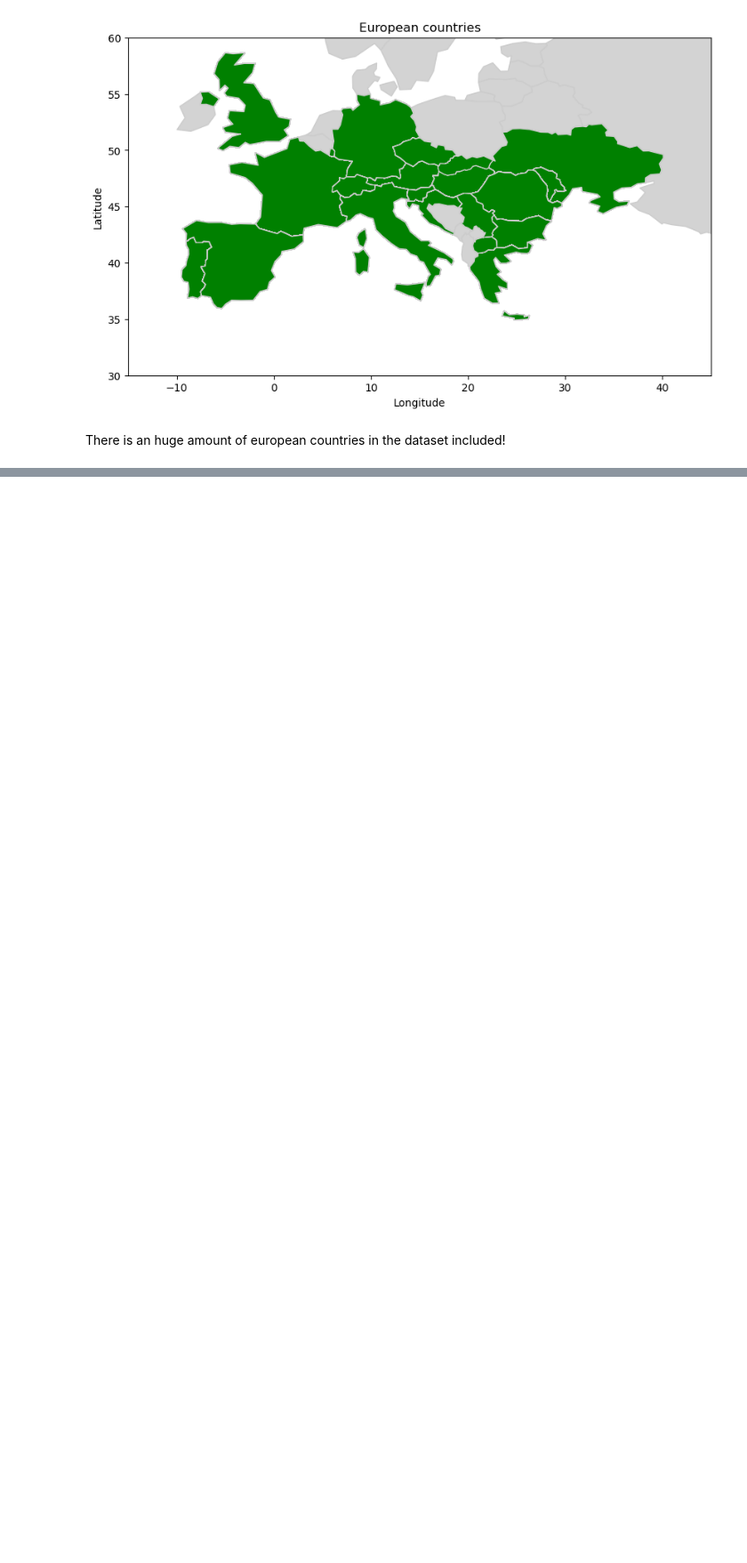
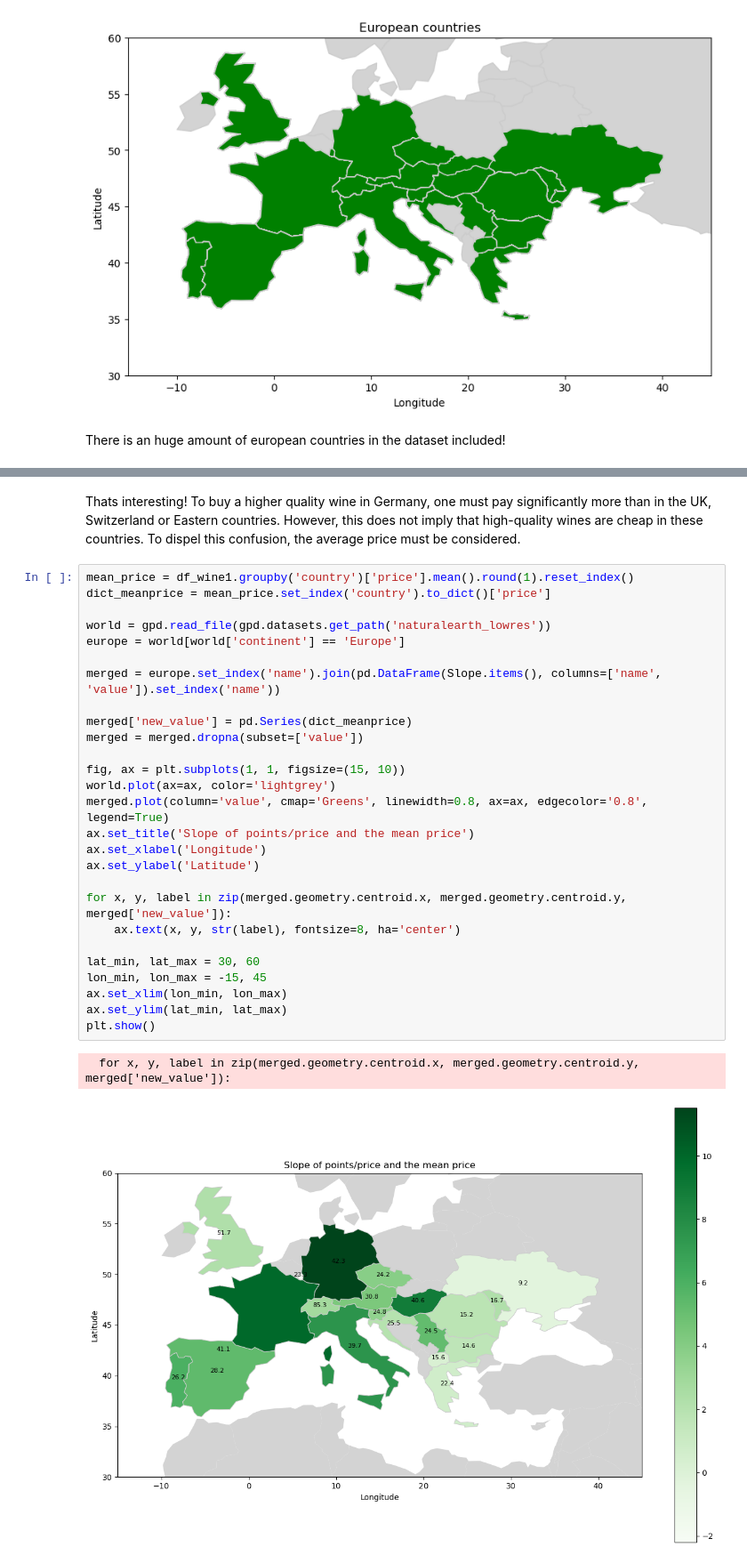
Before and after one commit to dilara444/TechLabsDUS_WineNot, a Jupyter notebook: notebooks/WineNot?.ipynb, the cells around one changed output, grey strips where cells are left out. Shown at 89% size. Cells and saved outputs as stored; diff of their text form; blank space fills up the shorter version.

```diff
--- a/notebooks/WineNot?.ipynb
+++ b/notebooks/WineNot?.ipynb
@@ -130,0 +242,32 @@ There is an huge amount of european countries in the dataset included!
+# %% [markdown]
+Thats interesting! To buy a higher quality wine in Germany, one must pay significantly more than in the UK, Switzerland or Eastern countries. However, this does not imply that high-quality wines are cheap in these countries. To dispel this confusion, the average price must be considered.
+# %%
+mean_price = df_wine1.groupby('country')['price'].mean().round(1).reset_index()
+dict_meanprice = mean_price.set_index('country').to_dict()['price']
+
+world = gpd.read_file(gpd.datasets.get_path('naturalearth_lowres'))
+europe = world[world['continent'] == 'Europe']
+
+merged = europe.set_index('name').join(pd.DataFrame(Slope.items(), columns=['name', 'value']).set_index('name'))
+
+merged['new_value'] = pd.Series(dict_meanprice)
+merged = merged.dropna(subset=['value'])
+
+fig, ax = plt.subplots(1, 1, figsize=(15, 10))
+world.plot(ax=ax, color='lightgrey')
+merged.plot(column='value', cmap='Greens', linewidth=0.8, ax=ax, edgecolor='0.8', legend=True)
+ax.set_title('Slope of points/price and the mean price')
+ax.set_xlabel('Longitude')
+ax.set_ylabel('Latitude')
+
+for x, y, label in zip(merged.geometry.centroid.x, merged.geometry.centroid.y, merged['new_value']):
+    ax.text(x, y, str(label), fontsize=8, ha='center')
+
+lat_min, lat_max = 30, 60
+lon_min, lon_max = -15, 45
+ax.set_xlim(lon_min, lon_max)
+ax.set_ylim(lat_min, lat_max)
+plt.show()
+# %% [output]
+  for x, y, label in zip(merged.geometry.centroid.x, merged.geometry.centroid.y, merged['new_value']):
+[figure, added]
```
Also changed, not shown: parts of 8 cells of this notebook.
